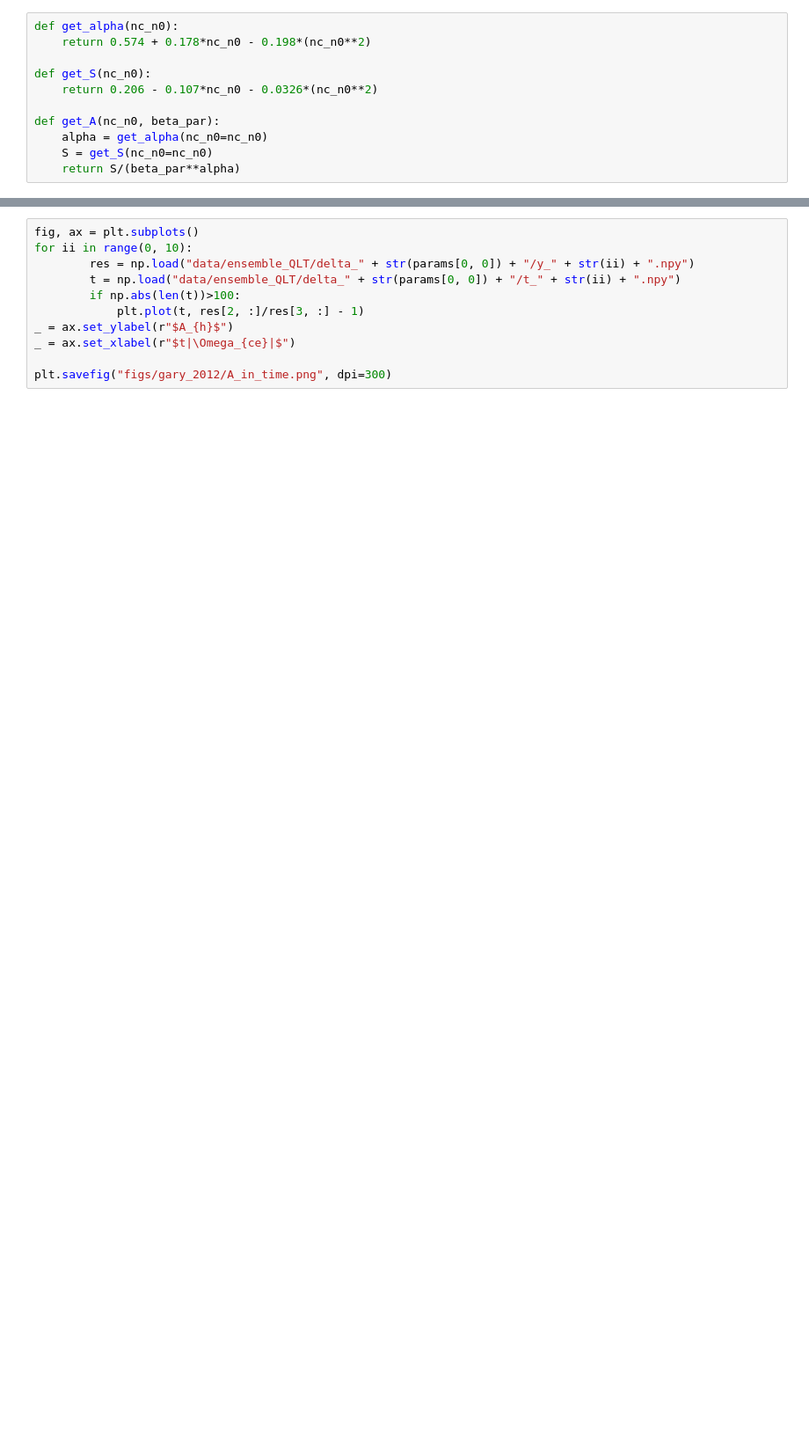
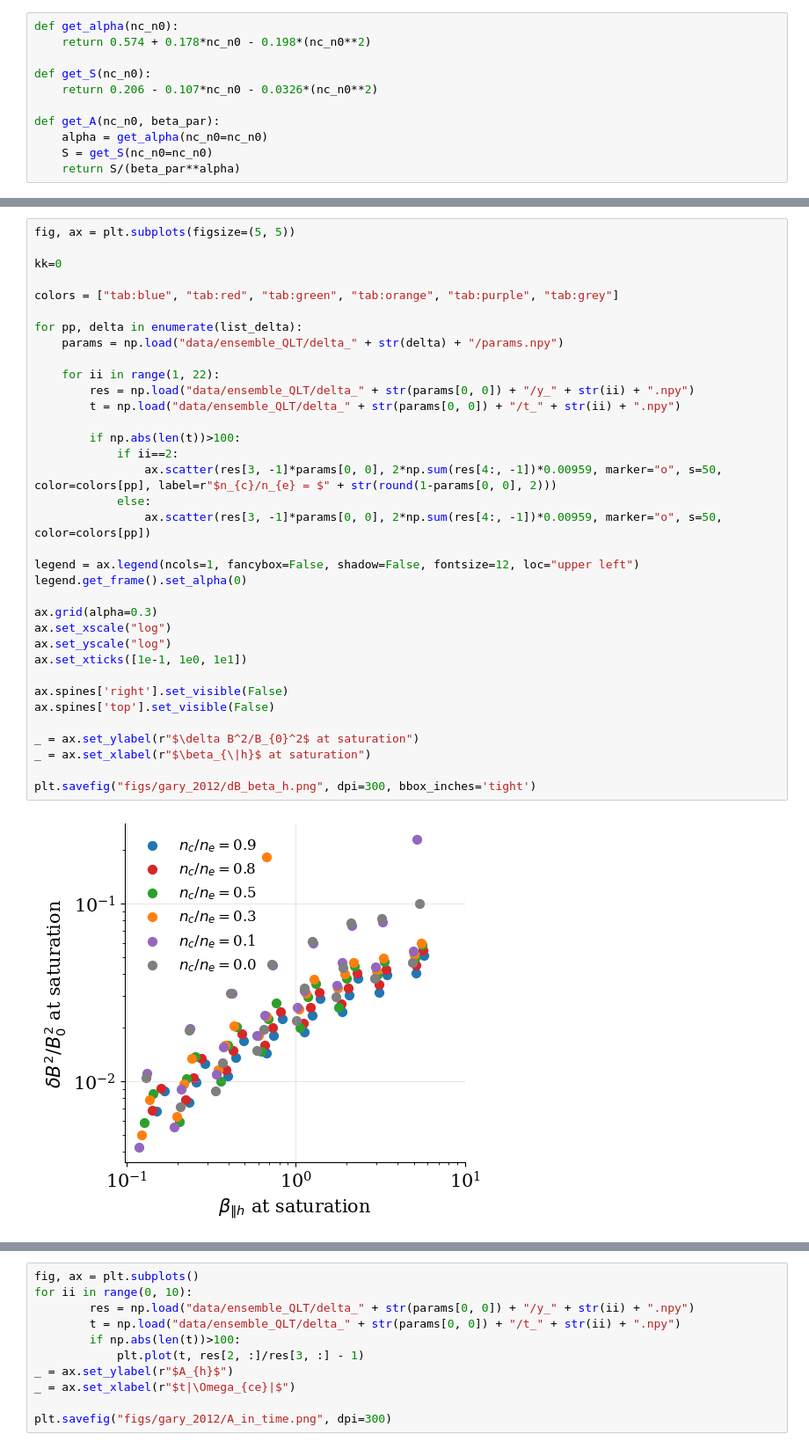
Before and after one commit to opaliss/QLT_whistler, a Jupyter notebook: saturation_analysis_cold_hot.ipynb, the cells around one changed output, grey strips where cells are left out. Shown: that part at 88% size. Saved outputs shown, nothing was run; the diff lists cells and outputs as text; blank space fills up the shorter version.

```diff
--- a/saturation_analysis_cold_hot.ipynb
+++ b/saturation_analysis_cold_hot.ipynb
@@ -87,0 +86,37 @@ plt.savefig("figs/gary_2012/A_beta_QLT_all.png", dpi=300, bbox_inches='tight')
+# %%
+fig, ax = plt.subplots(figsize=(5, 5))
+
+kk=0
+
+colors = ["tab:blue", "tab:red", "tab:green", "tab:orange", "tab:purple", "tab:grey"]
+
+for pp, delta in enumerate(list_delta):
+    params = np.load("data/ensemble_QLT/delta_" + str(delta) + "/params.npy")
+
+    for ii in range(1, 22):
+        res = np.load("data/ensemble_QLT/delta_" + str(params[0, 0]) + "/y_" + str(ii) + ".npy")
+        t = np.load("data/ensemble_QLT/delta_" + str(params[0, 0]) + "/t_" + str(ii) + ".npy")
+
+        if np.abs(len(t))>100:
+            if ii==2:
+                ax.scatter(res[3, -1]*params[0, 0], 2*np.sum(res[4:, -1])*0.00959, marker="o", s=50, color=colors[pp], label=r"$n_{c}/n_{e} = $" + str(round(1-params[0, 0], 2)))
+            else:
+                ax.scatter(res[3, -1]*params[0, 0], 2*np.sum(res[4:, -1])*0.00959, marker="o", s=50, color=colors[pp])
+
+legend = ax.legend(ncols=1, fancybox=False, shadow=False, fontsize=12, loc="upper left")
+legend.get_frame().set_alpha(0)
+
+ax.grid(alpha=0.3)
+ax.set_xscale("log")
+ax.set_yscale("log")
+ax.set_xticks([1e-1, 1e0, 1e1])
+
+ax.spines['right'].set_visible(False)
+ax.spines['top'].set_visible(False)
+
+_ = ax.set_ylabel(r"$\delta B^2/B_{0}^2$ at saturation")
+_ = ax.set_xlabel(r"$\beta_{\|h}$ at saturation")
+
+plt.savefig("figs/gary_2012/dB_beta_h.png", dpi=300, bbox_inches='tight')
+# %% [output]
+[figure, added]
```
Also changed, not shown: parts of 16 cells of this notebook, 2 other files.
